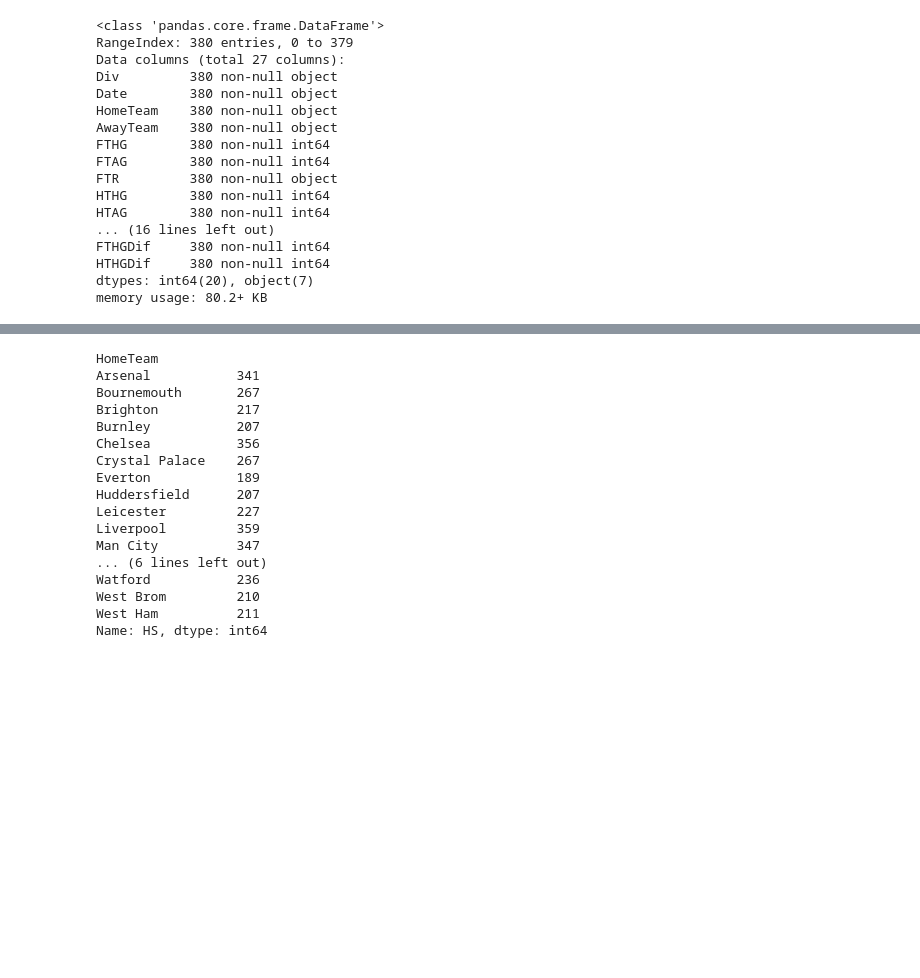
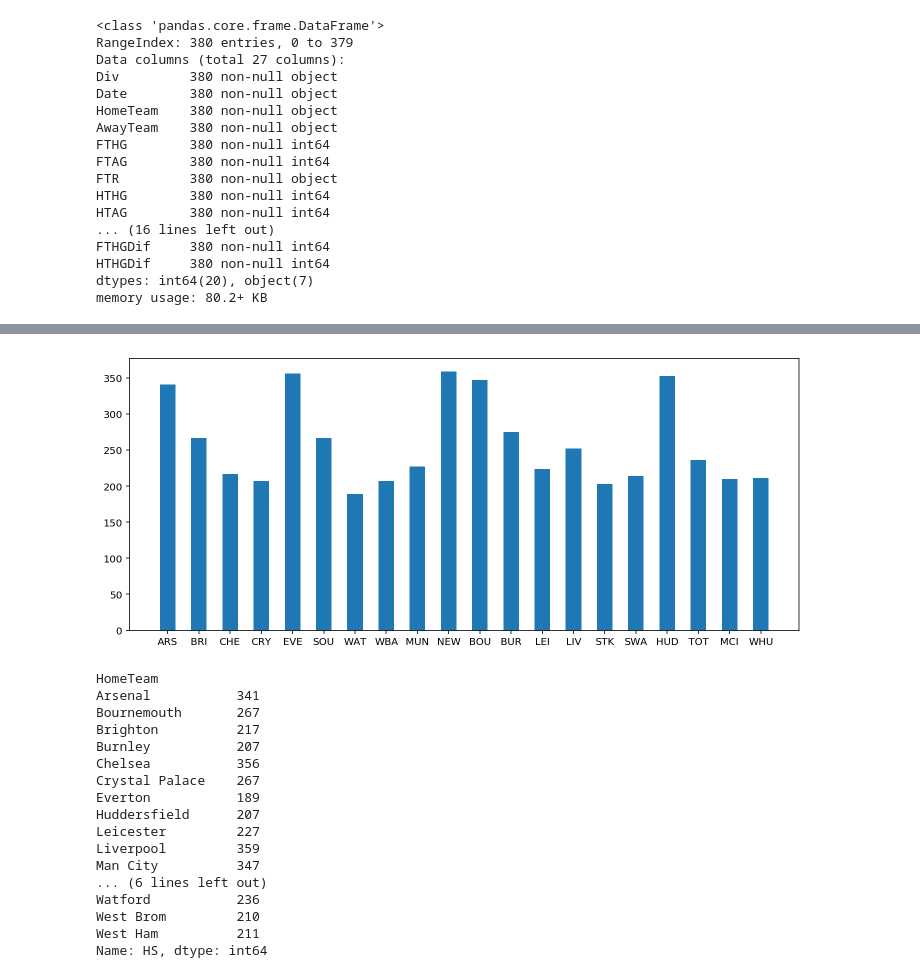
Before and after one commit to chizkidd/dsi-CapstoneProj, a Jupyter notebook: Capstone_EDA1.ipynb, the cells around one changed output, grey strips where cells are left out. Drawn from its saved outputs; the diff is of its cells as text; code cells hidden in the pictures; blank space fills up the shorter version.

```diff
--- a/Capstone_EDA1.ipynb
+++ b/Capstone_EDA1.ipynb
@@ -185,3 +218,19 @@ plt.show()
+# %%
+teams = ('Arsenal', 'Brighton', 'Chelsea', 'Crystal Palace', 'Everton',
+        'Southampton', 'Watford', 'West Brom', 'Man United', 'Newcastle',
+        'Bournemouth', 'Burnley', 'Leicester', 'Liverpool', 'Stoke',
+        'Swansea', 'Huddersfield', 'Tottenham', 'Man City', 'West Ham')
+teams_Init = ('ARS', 'BRI', 'CHE', 'CRY', 'EVE',
+        'SOU', 'WAT', 'WBA', 'MUN', 'NEW',
+        'BOU', 'BUR', 'LEI', 'LIV', 'STK',
+        'SWA', 'HUD', 'TOT', 'MCI', 'WHU')
+ind = np.arange(20)
+plt.figure(figsize=(12,5))
+plt.bar(ind, df2.groupby('HomeTeam')['HS'].sum(), width=0.5 )
+plt.xticks(ind, teams_Init)
+plt.show()
+# %% [output]
+[figure, added]
 # %%
 df2.groupby('HomeTeam')['HS'].sum()
 # %% [output]
```
Also changed, not shown: parts of 14 cells of this notebook.
